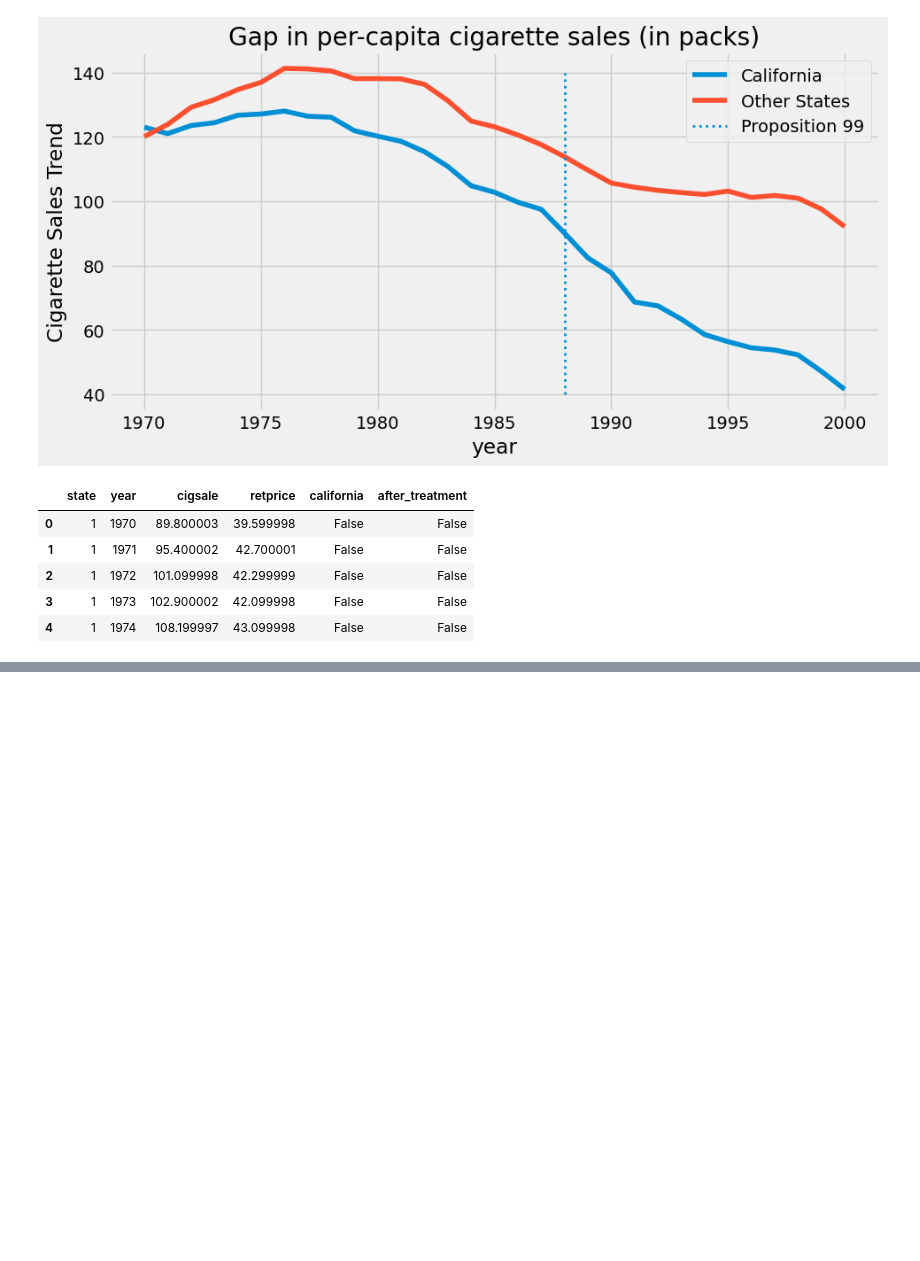
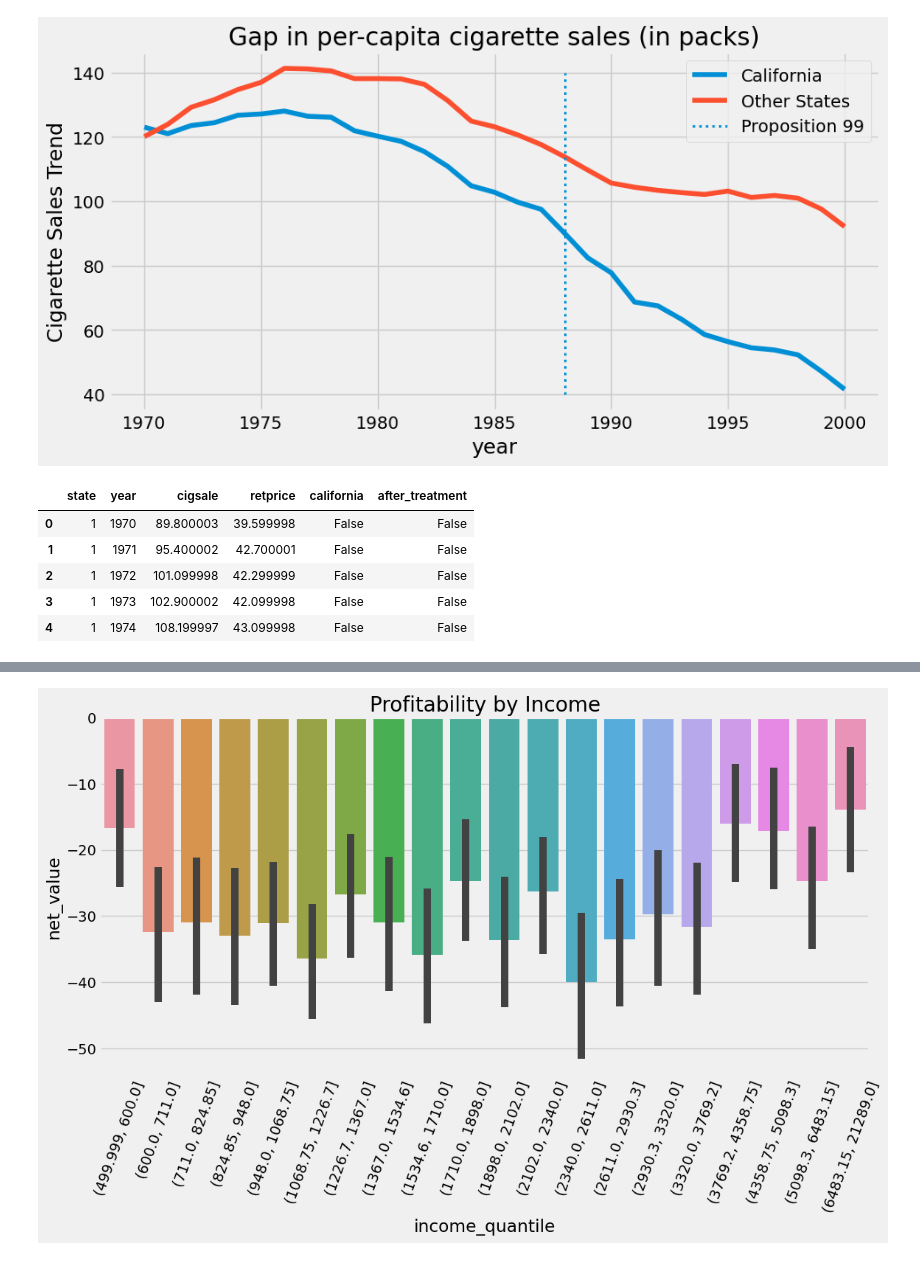
Before and after one commit to orionstar1987/python-causality-handbook, a Jupyter notebook: causal-inference-for-the-brave-and-true/00.Useful-Scripts.ipynb, the cells around one changed output, grey strips where cells are left out. Cells and saved outputs as stored; diff of their text form; code cells hidden in the pictures; blank space fills up the shorter version.

```diff
--- a/causal-inference-for-the-brave-and-true/00.Useful-Scripts.ipynb
+++ b/causal-inference-for-the-brave-and-true/00.Useful-Scripts.ipynb
@@ -497,0 +500,4 @@ inverted
+# %%
+transactions = pd.read_csv("data/customer_transactions.csv")
+print(transactions.shape)
+transactions.head()
@@ -497,0 +512,7 @@ inverted
+# %%
+profitable = (transactions[["customer_id"]]
+              .assign(net_value = transactions
+                      .drop(columns="customer_id")
+                      .sum(axis=1)))
+
+profitable.head()
@@ -497,0 +526,5 @@ inverted
+# %%
+customer_features = (pd.read_csv("data/customer_features.csv")
+                     .merge(profitable, on="customer_id"))
+
+customer_features.head()
@@ -497,0 +538,11 @@ inverted
+# %%
+plt.figure(figsize=(12,6))
+np.random.seed(123) ## seed because the CIs from seaborn uses boostrap
+
+# pd.qcut create quantiles of a column
+sns.barplot(data = customer_features.assign(income_quantile=pd.qcut(customer_features["income"], q = 20)),
+            x="income_quantile", y="net_value")
+plt.title("Profitability by Income")
+plt.xticks(rotation=70);
+# %% [output]
+[figure, added]
```
Also changed, not shown: parts of 4 cells of this notebook, 1 other file.
